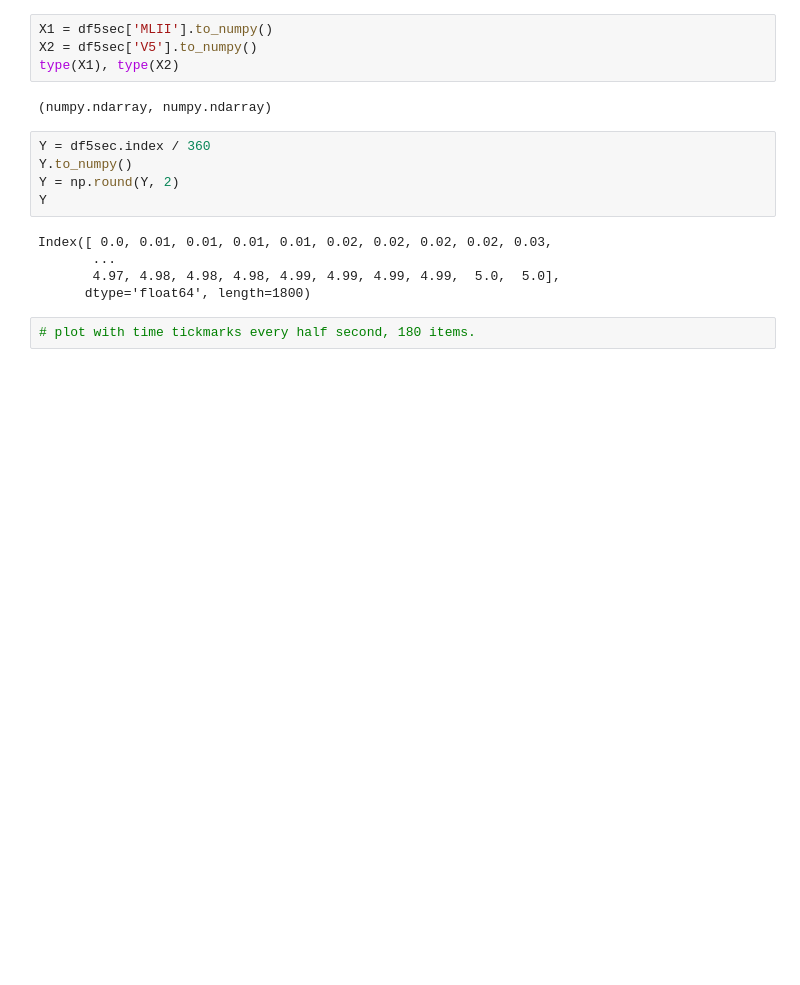
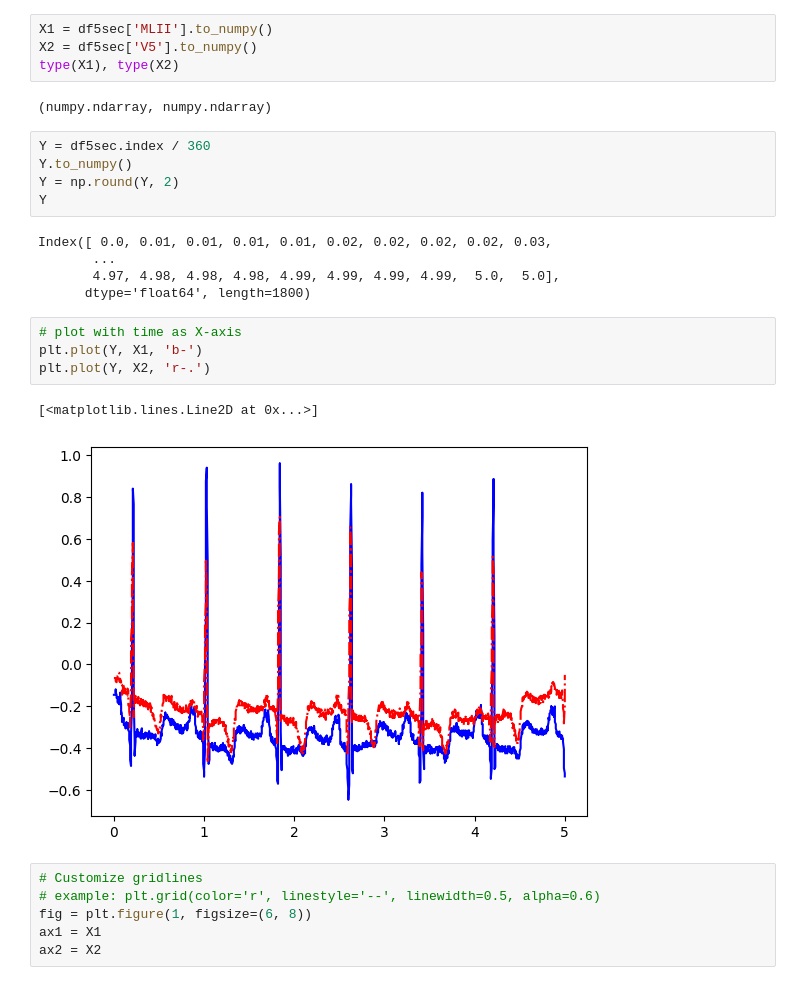
Before and after one commit to JennEYoon/ECG-transform, a Jupyter notebook: notebooks/demo_read_csv.ipynb, the cells around one changed output. Saved outputs shown, nothing was run; the diff lists cells and outputs as text; blank space fills up the shorter version.

```diff
--- a/notebooks/demo_read_csv.ipynb
+++ b/notebooks/demo_read_csv.ipynb
@@ -98,5 +98,16 @@ Index([ 0.0, 0.01, 0.01, 0.01, 0.01, 0.02, 0.02, 0.02, 0.02, 0.03,
        ...
        4.97, 4.98, 4.98, 4.98, 4.99, 4.99, 4.99, 4.99,  5.0,  5.0],
       dtype='float64', length=1800)
-# %%
-# plot with time tickmarks every half second, 180 items.
+# %%
+# plot with time as X-axis
+plt.plot(Y, X1, 'b-')
+plt.plot(Y, X2, 'r-.')
+# %% [output]
+[<matplotlib.lines.Line2D at 0x...>]
+[figure, added]
+# %%
+# Customize gridlines
+# example: plt.grid(color='r', linestyle='--', linewidth=0.5, alpha=0.6)
+fig = plt.figure(1, figsize=(6, 8))
+ax1 = X1
+ax2 = X2
```
